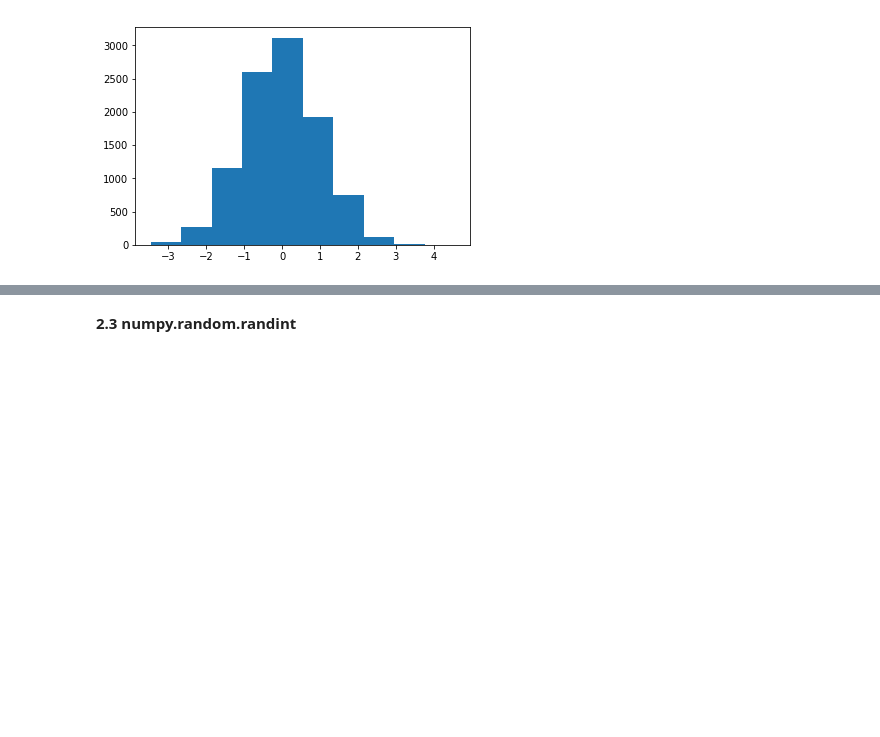
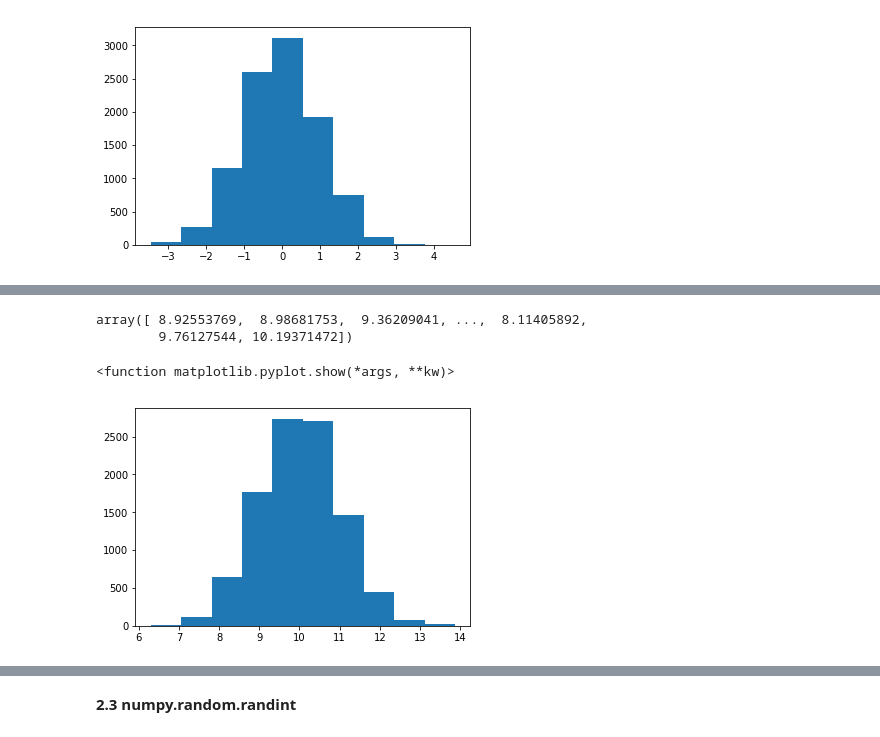
Before and after one commit to Nayade2lu/Numpy_random, a Jupyter notebook: Numpy.random.ipynb, the cells around one changed output, grey strips where cells are left out. Cells and saved outputs as stored; diff of their text form; code cells hidden in the pictures; blank space fills up the shorter version.

Commit message:
numpy.random.normal distribution and adding detail to the explanations

```diff
--- a/Numpy.random.ipynb
+++ b/Numpy.random.ipynb
@@ -168,0 +230,21 @@ plt.show
+# %%
+#normal standard deviation with arguments
+#10 indicates the mean
+#1 indicates the standard deviation
+#10000 is the size, or how many values are given
+x = np.random.normal (10, 1, 10000)
+x
+# %% [output]
+array([ 8.92553769,  8.98681753,  9.36209041, ...,  8.11405892,
+        9.76127544, 10.19371472])
+# %%
+%matplotlib inline
+
+import matplotlib.pyplot as plt
+
+plt.hist(x)
+plt.show
+#showing the histogram for the normal distribution named x
+# %% [output]
+<function matplotlib.pyplot.show(*args, **kw)>
+[figure, added]
```
Also changed, not shown: parts of 28 cells of this notebook.
